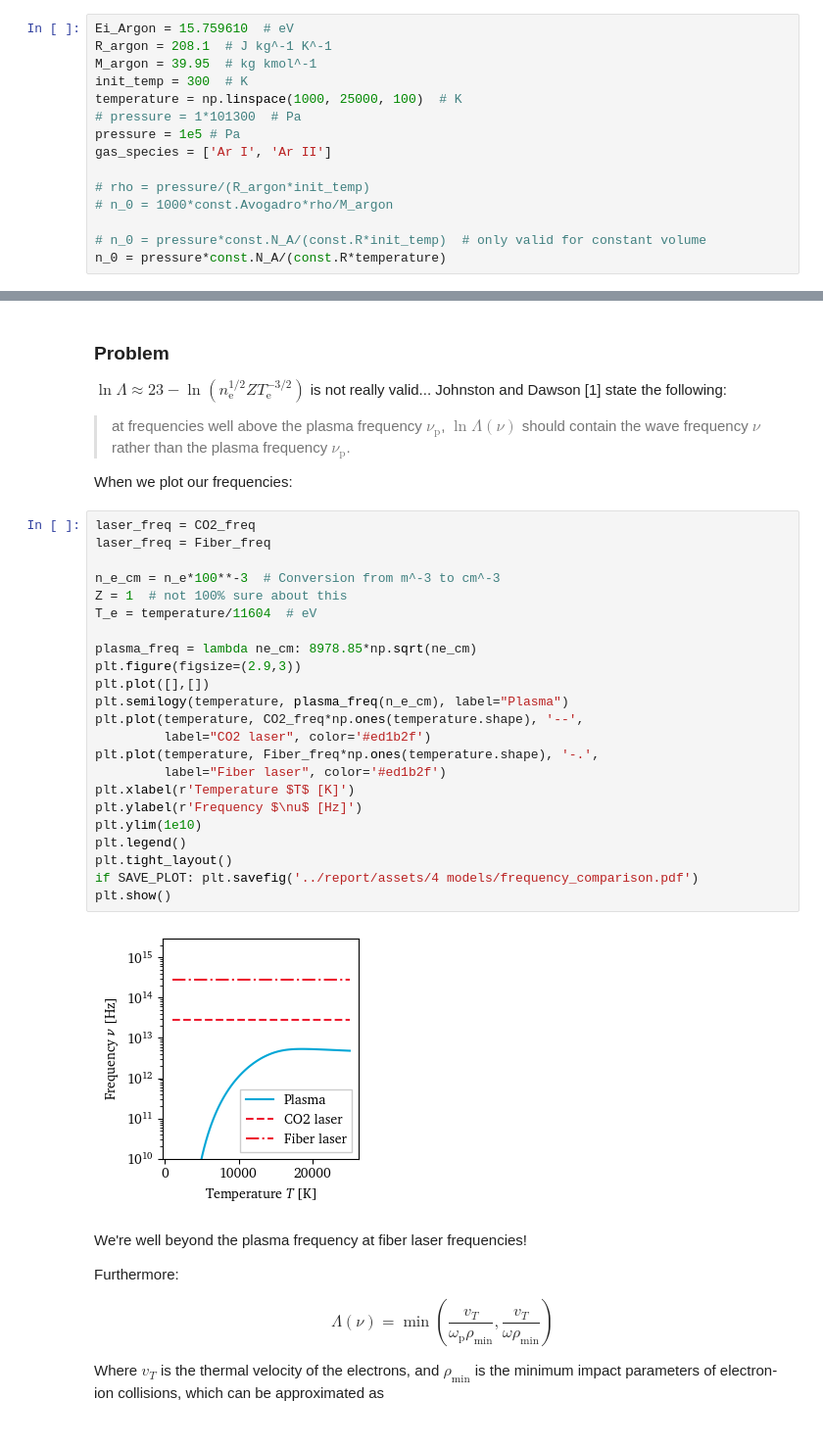
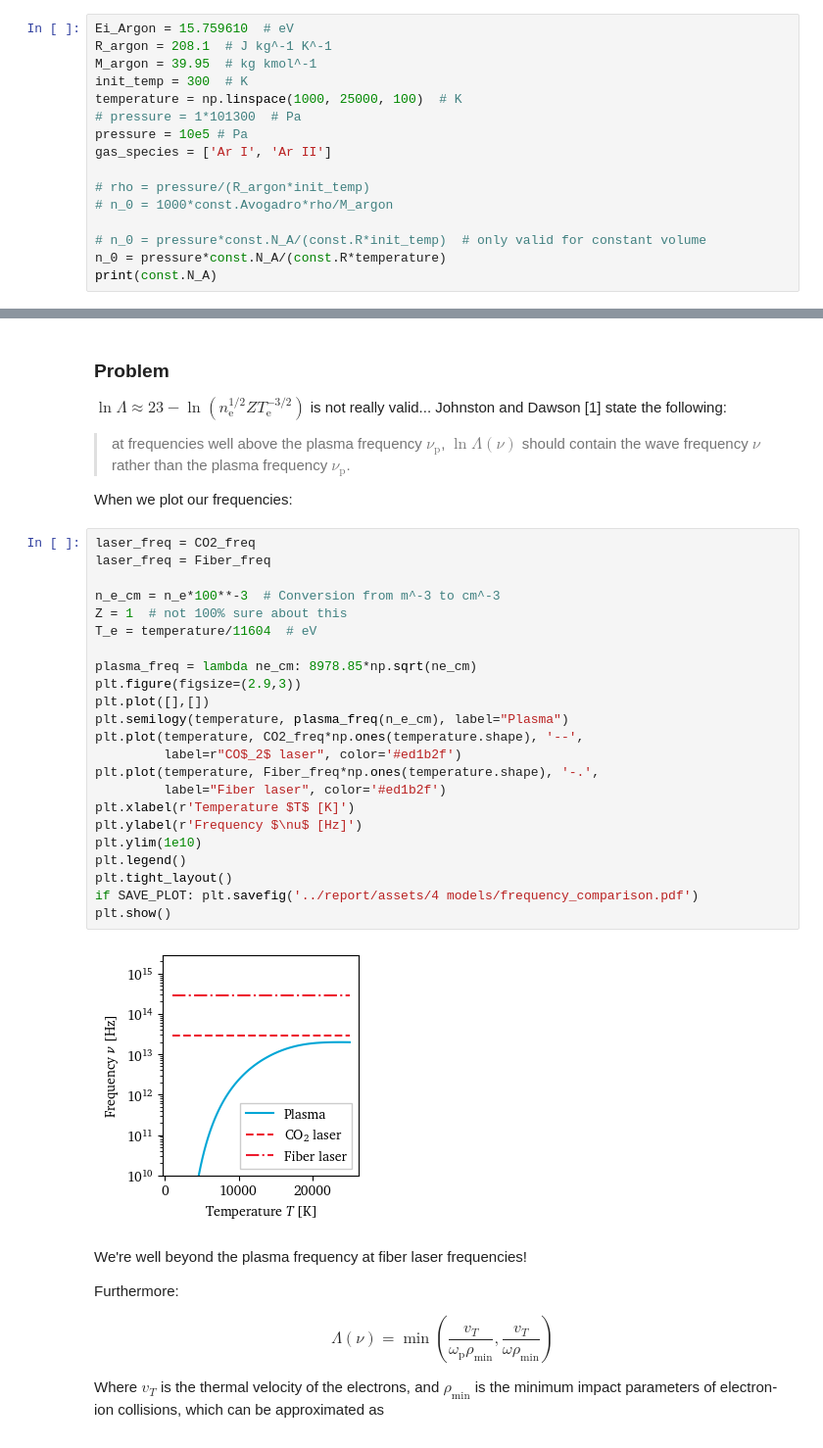
Before and after one commit to eeduplay/MScThesis, a Jupyter notebook: code/absorption.ipynb, the cells around one changed output, grey strips where cells are left out. Shown: that part at 98% size. Saved outputs shown, nothing was run; the diff lists cells and outputs as text.

```diff
--- a/code/absorption.ipynb
+++ b/code/absorption.ipynb
@@ -53,7 +53,7 @@ M_argon = 39.95  # kg kmol^-1
 init_temp = 300  # K
 temperature = np.linspace(1000, 25000, 100)  # K
 # pressure = 1*101300  # Pa
-pressure = 1e5 # Pa
+pressure = 10e5 # Pa
 gas_species = ['Ar I', 'Ar II']
 
 # rho = pressure/(R_argon*init_temp)
@@ -61,3 +61,4 @@ gas_species = ['Ar I', 'Ar II']
 
 # n_0 = pressure*const.N_A/(const.R*init_temp)  # only valid for constant volume
 n_0 = pressure*const.N_A/(const.R*temperature)
+print(const.N_A)
@@ -198,28 +201,28 @@ When we plot our frequencies:
 # %%
 laser_freq = CO2_freq
 laser_freq = Fiber_freq
 
 n_e_cm = n_e*100**-3  # Conversion from m^-3 to cm^-3
 Z = 1  # not 100% sure about this
 T_e = temperature/11604  # eV
 
 plasma_freq = lambda ne_cm: 8978.85*np.sqrt(ne_cm)
 plt.figure(figsize=(2.9,3))
 plt.plot([],[])
 plt.semilogy(temperature, plasma_freq(n_e_cm), label="Plasma")
 plt.plot(temperature, CO2_freq*np.ones(temperature.shape), '--',
-         label="CO2 laser", color='#ed1b2f')
+         label=r"CO$_2$ laser", color='#ed1b2f')
 plt.plot(temperature, Fiber_freq*np.ones(temperature.shape), '-.',
          label="Fiber laser", color='#ed1b2f')
 plt.xlabel(r'Temperature $T$ [K]')
 plt.ylabel(r'Frequency $\nu$ [Hz]')
 plt.ylim(1e10)
 plt.legend()
 plt.tight_layout()
 if SAVE_PLOT: plt.savefig('../report/assets/4 models/frequency_comparison.pdf')
 plt.show()
 # %% [output]
-[figure, old version]
+[figure, new version]
 # %% [markdown]
 We're well beyond the plasma frequency at fiber laser frequencies!
 
```
Also changed, not shown: parts of 5 cells of this notebook, 33 other files.
